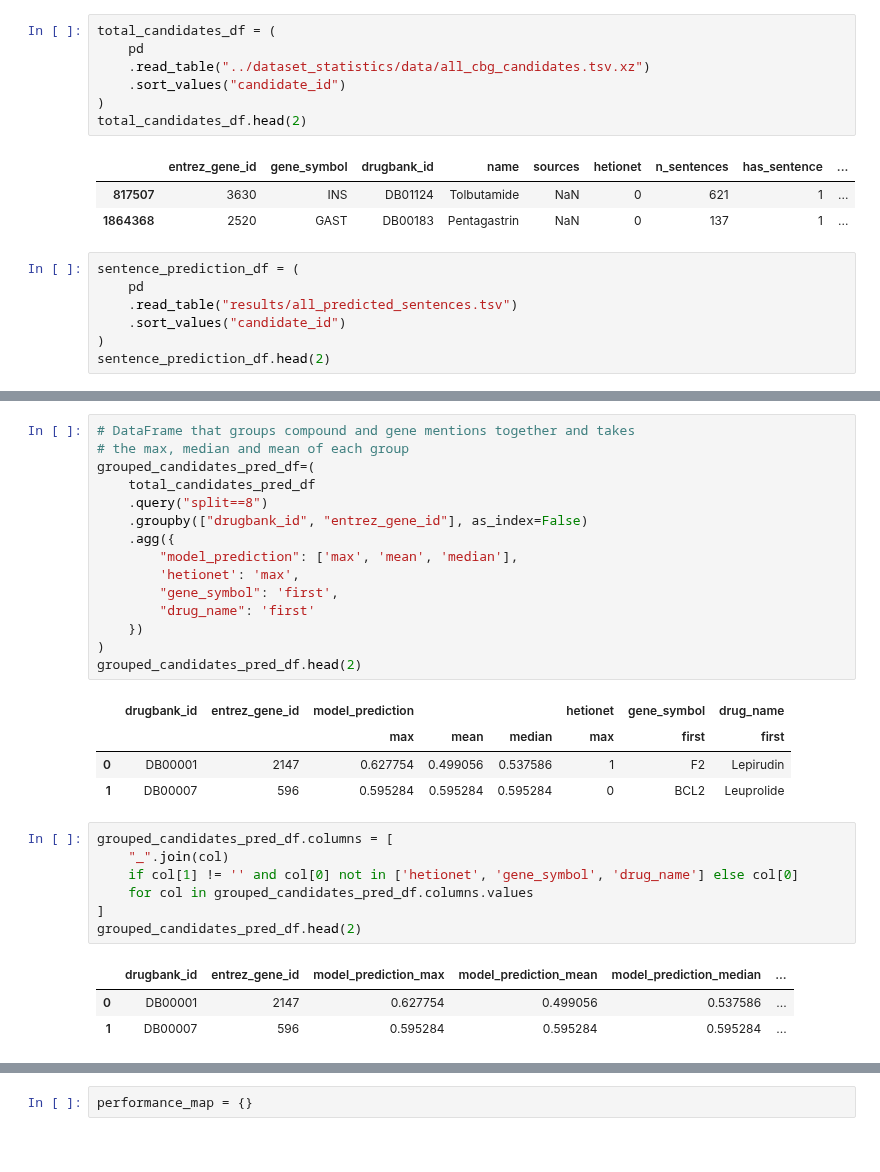
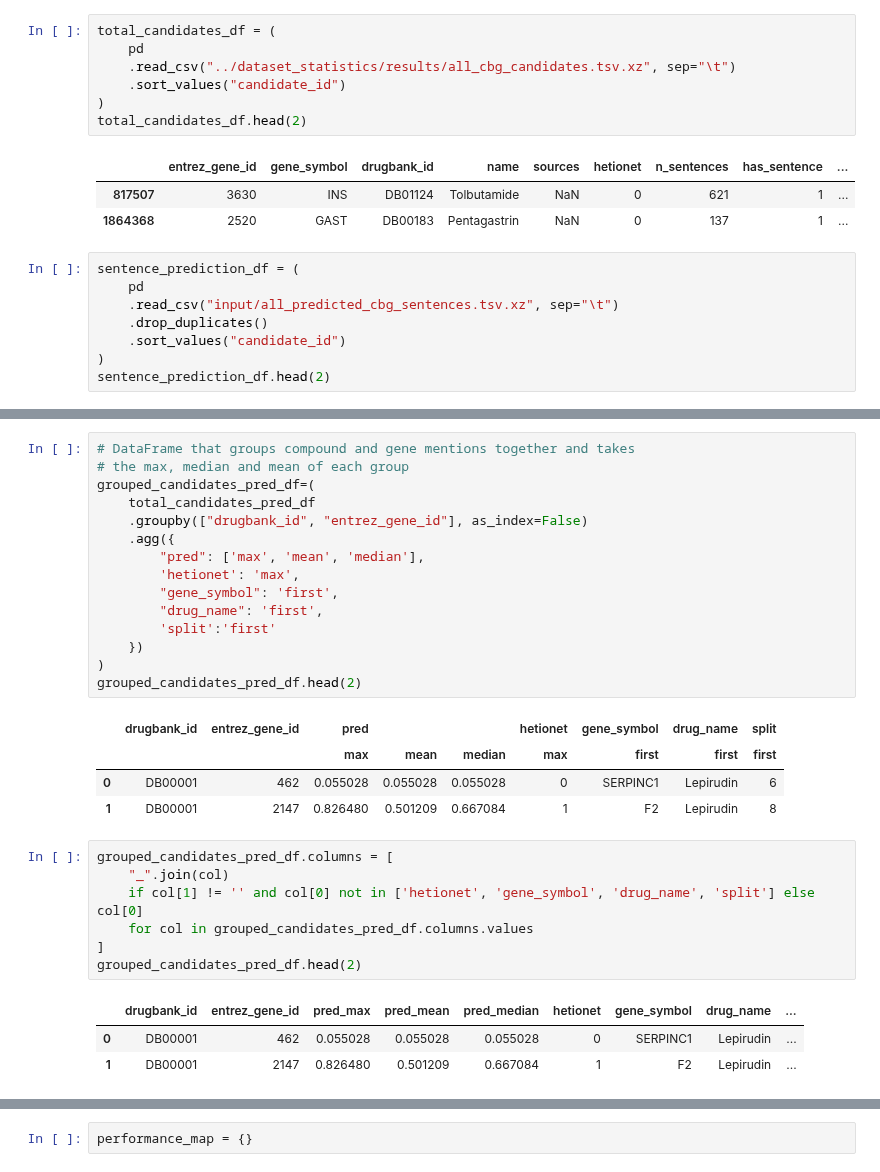
Before and after one commit to greenelab/snorkeling, a Jupyter notebook: compound_gene/compound_binds_gene/edge_prediction_experiment/edge_prediction_experiment.ipynb, the cells around one changed output, grey strips where cells are left out. Drawn from its saved outputs; the diff is of its cells as text.

```diff
--- a/compound_gene/compound_binds_gene/edge_prediction_experiment/edge_prediction_experiment.ipynb
+++ b/compound_gene/compound_binds_gene/edge_prediction_experiment/edge_prediction_experiment.ipynb
@@ -15,7 +15,7 @@ from tqdm import tqdm_notebook
 # %%
 total_candidates_df = (
     pd
-    .read_table("../dataset_statistics/data/all_cbg_candidates.tsv.xz")
+    .read_csv("../dataset_statistics/results/all_cbg_candidates.tsv.xz", sep="\t")
     .sort_values("candidate_id")
 )
 total_candidates_df.head(2)
@@ -26,7 +26,8 @@ total_candidates_df.head(2)
 # %%
 sentence_prediction_df = (
     pd
-    .read_table("results/all_predicted_sentences.tsv")
+    .read_csv("input/all_predicted_cbg_sentences.tsv.xz", sep="\t")
+    .drop_duplicates()
     .sort_values("candidate_id")
 )
 sentence_prediction_df.head(2)
@@ -58,31 +61,31 @@ total_candidates_pred_df.head(2)
 # %%
 # DataFrame that groups compound and gene mentions together and takes
 # the max, median and mean of each group
 grouped_candidates_pred_df=(
     total_candidates_pred_df
-    .query("split==8")
     .groupby(["drugbank_id", "entrez_gene_id"], as_index=False)
     .agg({
-        "model_prediction": ['max', 'mean', 'median'],
+        "pred": ['max', 'mean', 'median'],
         'hetionet': 'max',
         "gene_symbol": 'first',
-        "drug_name": 'first'
+        "drug_name": 'first',
+        'split':'first'
     })
 )
 grouped_candidates_pred_df.head(2)
 # %% [output]
-|  | drugbank_id | entrez_gene_id | model_prediction |  |  | hetionet | gene_symbol | drug_name |
-|  |  |  | max | mean | median | max | first | first |
-| 0 | DB00001 | 2147 | 0.627754 | 0.499056 | 0.537586 | 1 | F2 | Lepirudin |
-| 1 | DB00007 | 596 | 0.595284 | 0.595284 | 0.595284 | 0 | BCL2 | Leuprolide |
+|  | drugbank_id | entrez_gene_id | pred |  |  | hetionet | gene_symbol | drug_name | split |
+|  |  |  | max | mean | median | max | first | first | first |
+| 0 | DB00001 | 462 | 0.055028 | 0.055028 | 0.055028 | 0 | SERPINC1 | Lepirudin | 6 |
+| 1 | DB00001 | 2147 | 0.826480 | 0.501209 | 0.667084 | 1 | F2 | Lepirudin | 8 |
 # %%
 grouped_candidates_pred_df.columns = [
     "_".join(col)
-    if col[1] != '' and col[0] not in ['hetionet', 'gene_symbol', 'drug_name'] else col[0]
+    if col[1] != '' and col[0] not in ['hetionet', 'gene_symbol', 'drug_name', 'split'] else col[0]
     for col in grouped_candidates_pred_df.columns.values
 ]
 grouped_candidates_pred_df.head(2)
 # %% [output]
-|  | drugbank_id | entrez_gene_id | model_prediction_max | model_prediction_mean | model_prediction_median | ... |
-| 0 | DB00001 | 2147 | 0.627754 | 0.499056 | 0.537586 | ... |
-| 1 | DB00007 | 596 | 0.595284 | 0.595284 | 0.595284 | ... |
+|  | drugbank_id | entrez_gene_id | pred_max | pred_mean | pred_median | hetionet | gene_symbol | drug_name | ... |
+| 0 | DB00001 | 462 | 0.055028 | 0.055028 | 0.055028 | 0 | SERPINC1 | Lepirudin | ... |
+| 1 | DB00001 | 2147 | 0.826480 | 0.501209 | 0.667084 | 1 | F2 | Lepirudin | ... |
```
Also changed, not shown: parts of 22 cells of this notebook, 10 other files.
